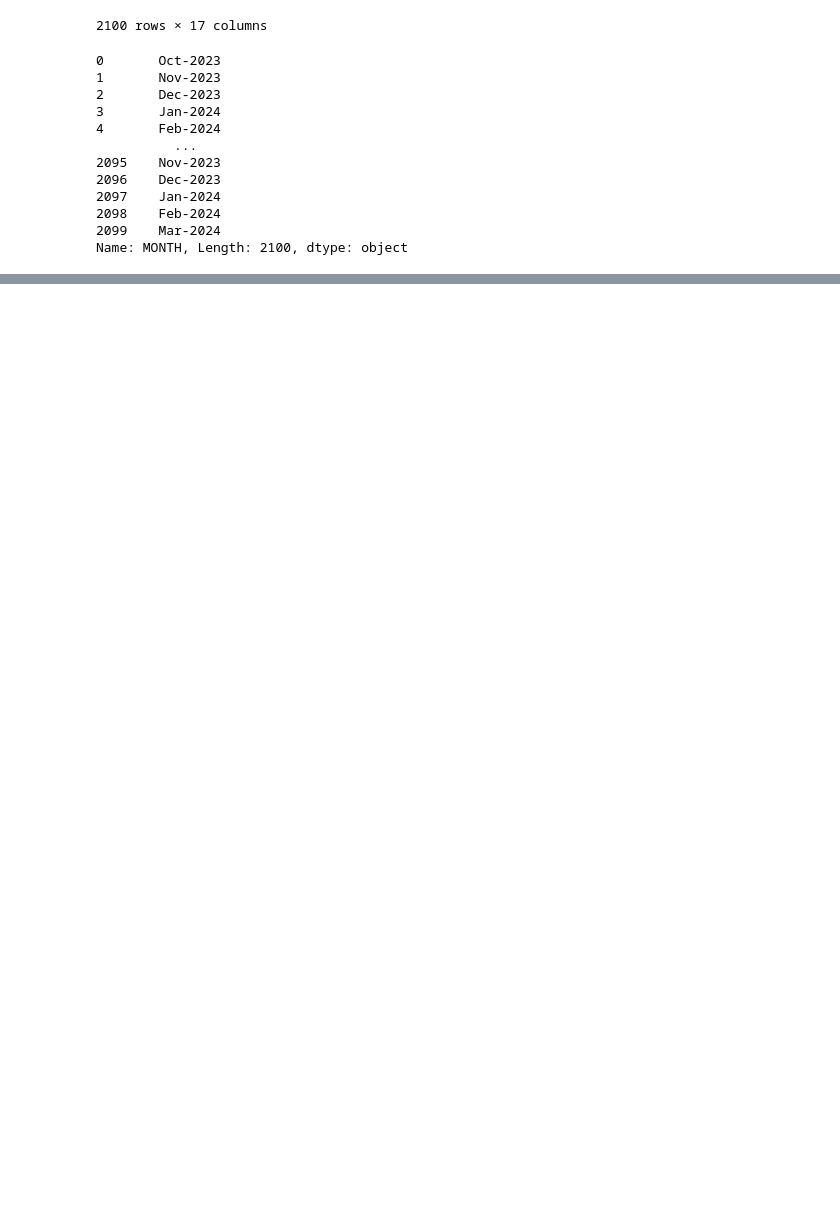
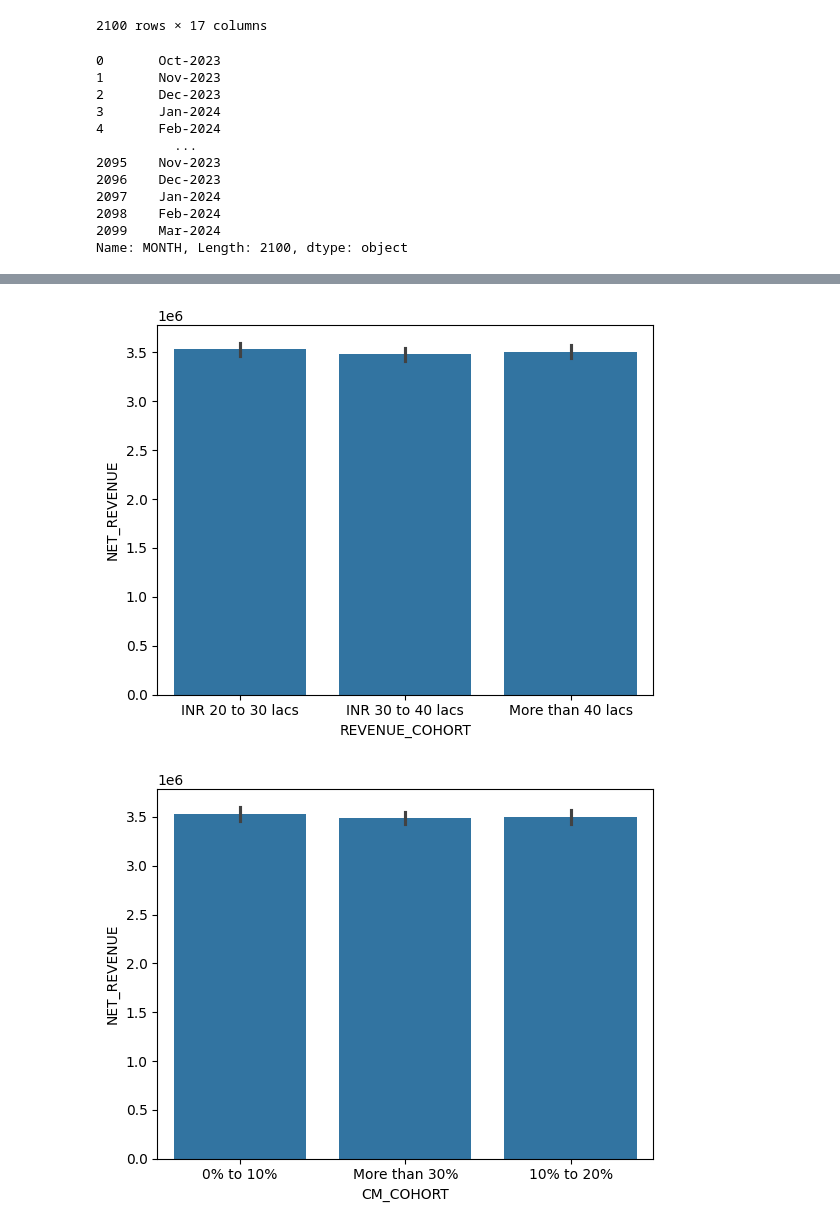
Before and after one commit to Rudra-G-23/cloud-kitchen-dashboard, a Jupyter notebook: kitchen-analysis.ipynb, the cells around one changed output, grey strips where cells are left out. Cells and saved outputs as stored; diff of their text form; code cells hidden in the pictures; blank space fills up the shorter version.

```diff
--- a/kitchen-analysis.ipynb
+++ b/kitchen-analysis.ipynb
@@ -65,0 +112,9 @@ print(df.head(3))
+# %%
+def barplot_with(col):
+    sns.barplot(
+        df,
+        x=df[col],
+        y=df['NET_REVENUE']
+    )
+
+    plt.show()
@@ -65,0 +141,6 @@ print(df.head(3))
+# %%
+for col in ['REVENUE_COHORT','CM_COHORT', 'EBITDA_CATEGORY', 'EBITDA_COHORT', 'MONTH_NAME', 'YEAR']:
+    barplot_with(col)
+# %% [output]
+[figure, added]
+[figure, added]
```
Also changed, not shown: parts of 16 cells of this notebook, 1 other file.
